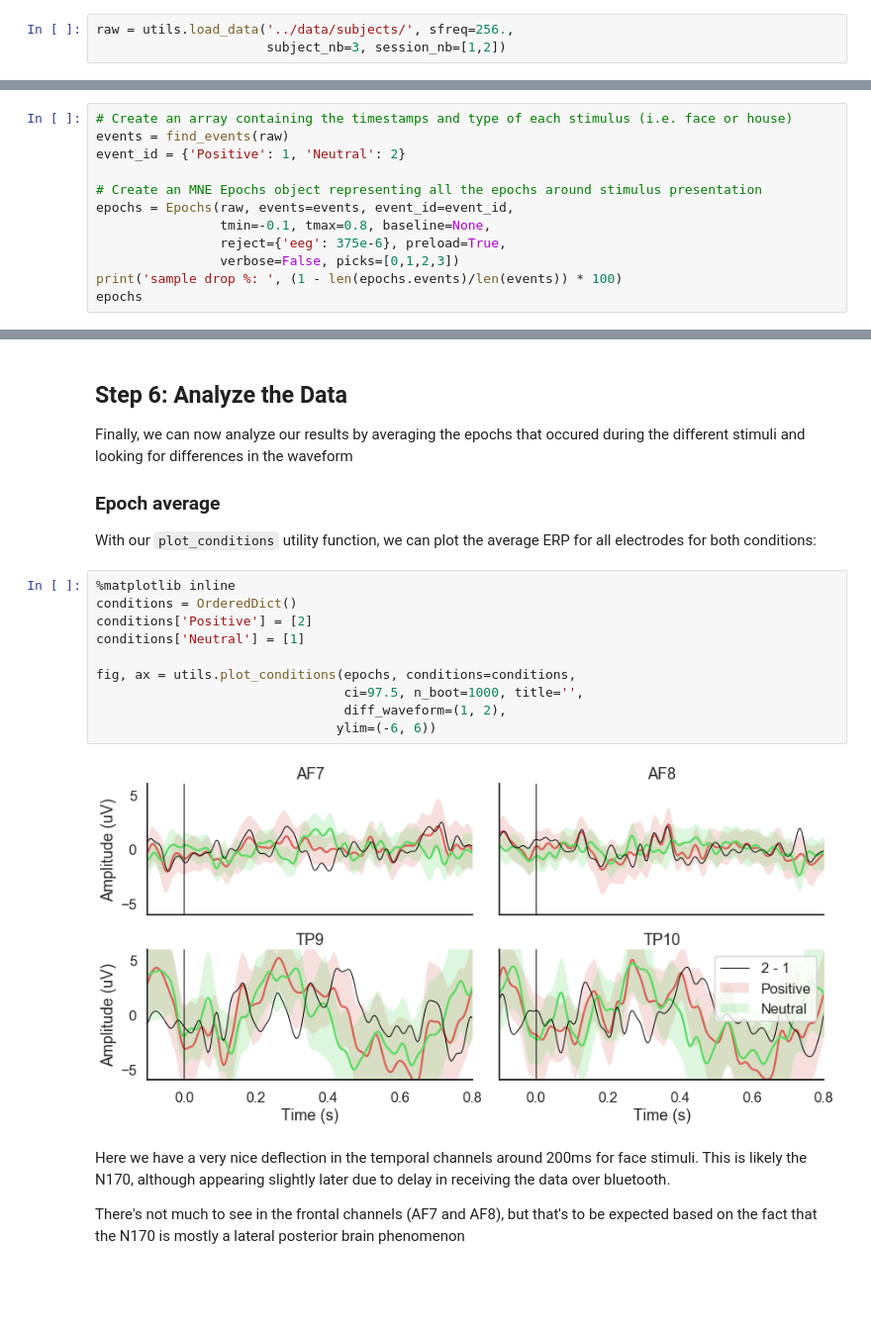
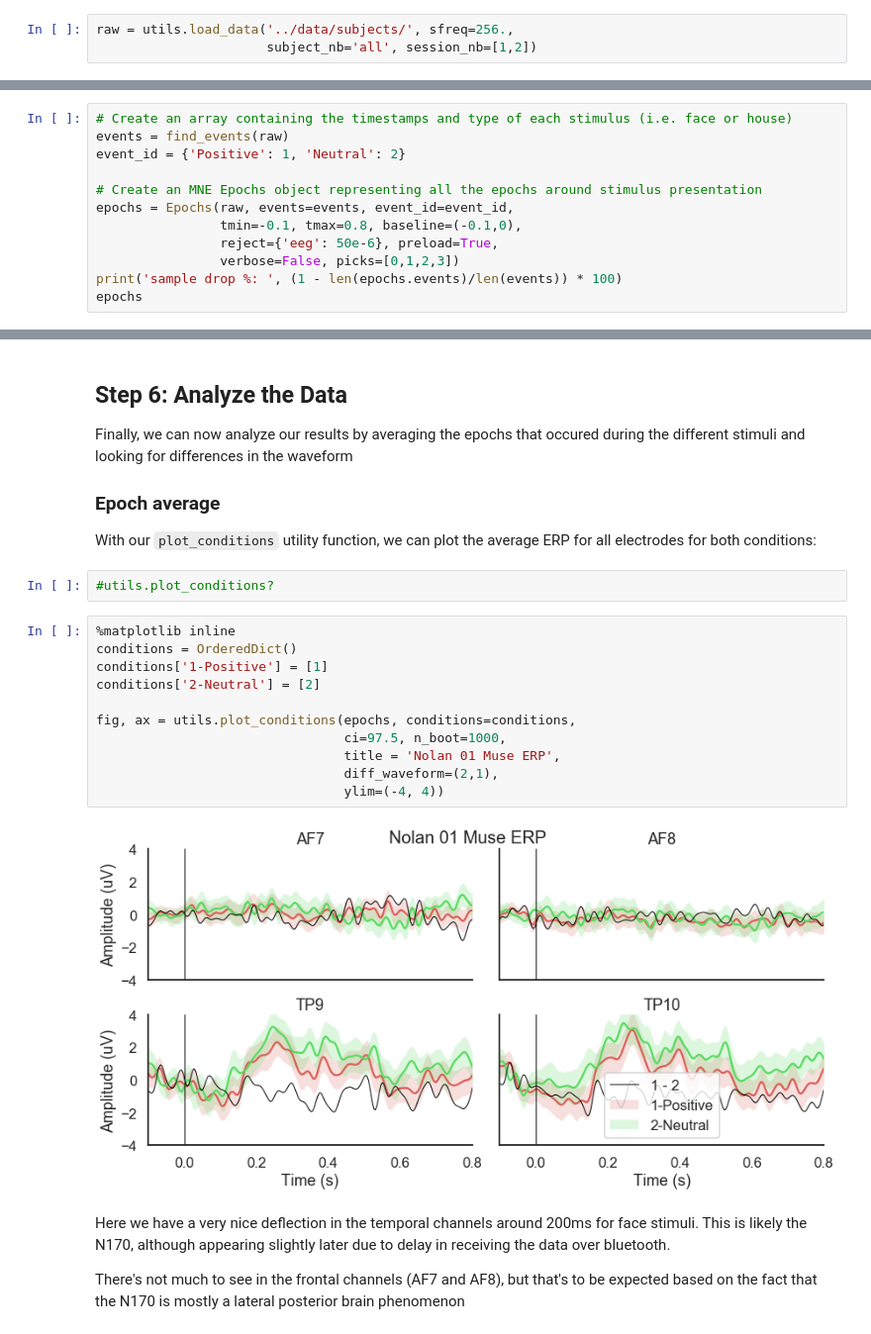
Before and after one commit to nomcomm/MediaNeuroscienceOnAShoestring_JMP, a Jupyter notebook: scripts/muse_analysis01.ipynb, the cells around one changed output, grey strips where cells are left out. Shown at 99% size. Drawn from its saved outputs; the diff is of its cells as text; blank space fills up the shorter version.

```diff
--- a/scripts/muse_analysis01.ipynb
+++ b/scripts/muse_analysis01.ipynb
@@ -19,7 +19,7 @@ Once a suitable data set has been collected, it is now time to analyze the data
 The first step to using MNE is to read the data we've collected into an MNE `Raw` object
 # %%
 raw = utils.load_data('../data/subjects/', sfreq=256.,
-                      subject_nb=3, session_nb=[1,2])
+                      subject_nb='all', session_nb=[1,2])
 # %% [output]
 Creating RawArray with float64 data, n_channels=5, n_times=30564
     Range : 0 ... 30563 =      0.000 ...   119.387 secs
@@ -64,8 +91,8 @@ event_id = {'Positive': 1, 'Neutral': 2}
 
 # Create an MNE Epochs object representing all the epochs around stimulus presentation
 epochs = Epochs(raw, events=events, event_id=event_id,
-                tmin=-0.1, tmax=0.8, baseline=None,
-                reject={'eeg': 375e-6}, preload=True,
+                tmin=-0.1, tmax=0.8, baseline=(-0.1,0),
+                reject={'eeg': 50e-6}, preload=True,
                 verbose=False, picks=[0,1,2,3])
 print('sample drop %: ', (1 - len(epochs.events)/len(events)) * 100)
 epochs
@@ -87,18 +114,21 @@ Finally, we can now analyze our results by averaging the epochs that occured dur
 ### Epoch average
 
 With our `plot_conditions` utility function, we can plot the average ERP for all electrodes for both conditions:
+# %%
+#utils.plot_conditions?
 # %%
 %matplotlib inline
 conditions = OrderedDict()
-conditions['Positive'] = [2]
-conditions['Neutral'] = [1]
+conditions['1-Positive'] = [1]
+conditions['2-Neutral'] = [2]
 
 fig, ax = utils.plot_conditions(epochs, conditions=conditions,
-                                ci=97.5, n_boot=1000, title='',
-                                diff_waveform=(1, 2),
-                               ylim=(-6, 6))
+                                ci=97.5, n_boot=1000,
+                                title = 'Nolan 01 Muse ERP',
+                                diff_waveform=(2,1),
+                                ylim=(-4, 4))
 # %% [output]
-[figure, old version]
+[figure, new version]
 # %% [markdown]
 Here we have a very nice deflection in the temporal channels around 200ms for face stimuli. This is likely the N170, although appearing slightly later due to delay in receiving the data over bluetooth.
 
```
Also changed, not shown: parts of 6 cells of this notebook.
